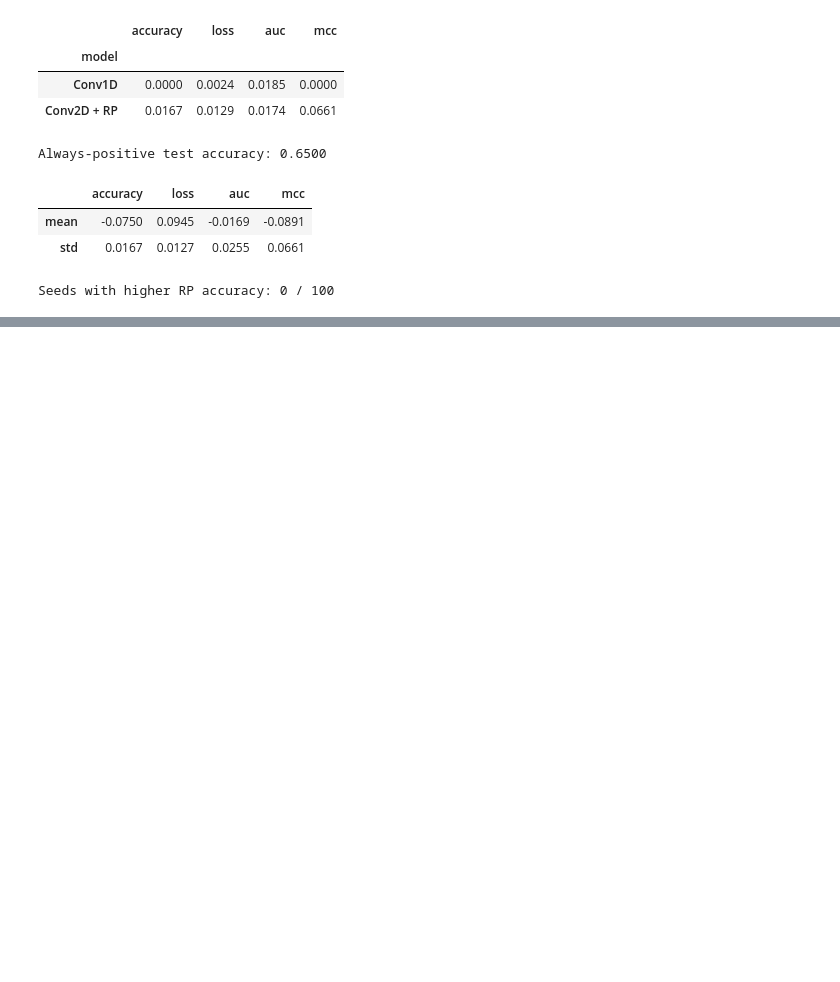
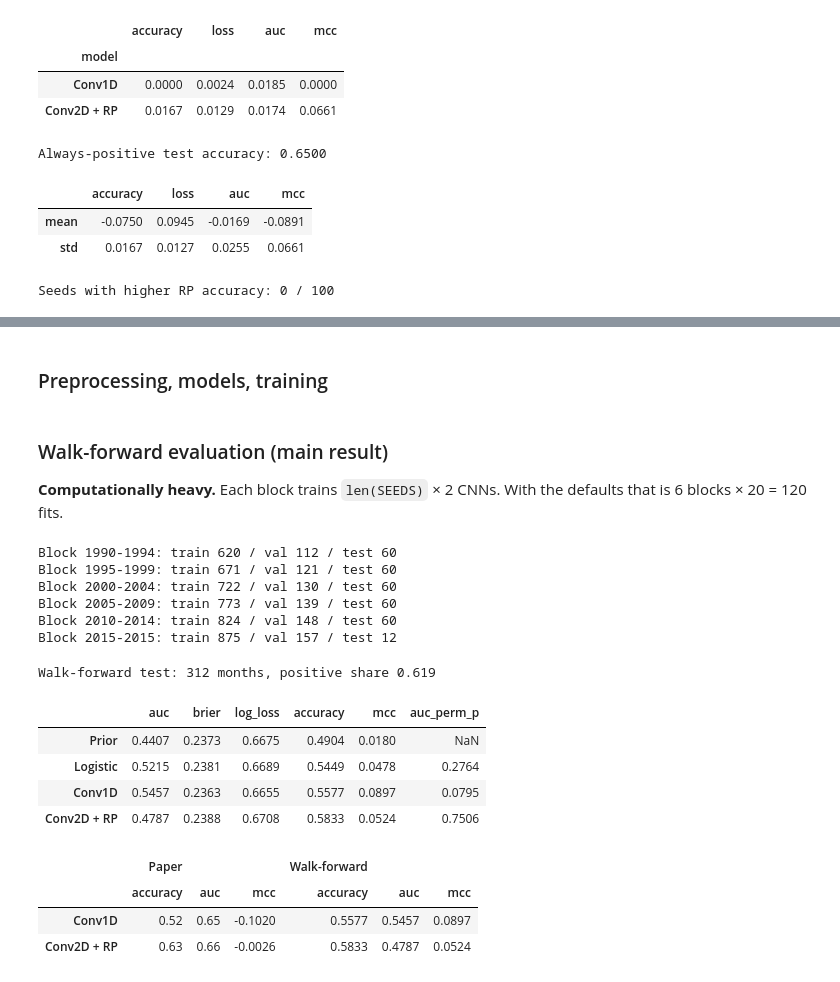
Before and after one commit to Anastasios-Vlachmpeis/Recurrence-Plot-Research, a Jupyter notebook: notebooks/01_reproductions/EucRPRepro.ipynb, the cells around one changed output, grey strips where cells are left out. Cells and saved outputs as stored; diff of their text form; code cells hidden in the pictures; blank space fills up the shorter version.

```diff
--- a/EucRPRepro.ipynb
+++ b/notebooks/01_reproductions/EucRPRepro.ipynb
@@ -379,0 +448,2 @@ display(paper_cv.join(our_cv).round(4))
+# %% [markdown]
+### Preprocessing, models, training
@@ -379,0 +557,56 @@ display(paper_cv.join(our_cv).round(4))
+# %% [markdown]
+### Walk-forward evaluation (main result)
+
+**Computationally heavy.** Each block trains `len(SEEDS)` × 2 CNNs. With the defaults that is 6 blocks × 20 = 120 fits.
+# %%
+block_starts = pd.date_range(TEST_START, TEST_END, freq=f"{REFIT_YEARS}YS")
+records = []
+for b, start in enumerate(block_starts):
+    end = block_starts[b + 1] if b + 1 < len(block_starts) else pd.Timestamp(TEST_END) + pd.offsets.MonthBegin(1)
+    test = np.flatnonzero((win_dates >= start) & (win_dates < end))
+    train = np.flatnonzero(win_dates < start)
+    n_val = int(round(VAL_SHARE * len(train)))
+    fit, val = train[: len(train) - n_val - WINDOW], train[-n_val:]  # WINDOW-month gap before validation
+
+    probs = all_probabilities(prepare_inputs(fit), fit, val, test)
+    threshold = y_all[train].mean()
+    for j, row in enumerate(test):
+        records.append({"date": win_dates[row], "y": y_all[row], "threshold": threshold,
+                        **{m: p[j] for m, p in probs.items()}})
+    print(f"Block {start:%Y}-{win_dates[test[-1]]:%Y}: train {len(fit)} / val {len(val)} / test {len(test)}")
+
+wf = pd.DataFrame(records).set_index("date").sort_index()
+# %% [output]
+Block 1990-1994: train 620 / val 112 / test 60
+Block 1995-1999: train 671 / val 121 / test 60
+Block 2000-2004: train 722 / val 130 / test 60
+Block 2005-2009: train 773 / val 139 / test 60
+Block 2010-2014: train 824 / val 148 / test 60
+Block 2015-2015: train 875 / val 157 / test 12
+# %%
+models = ["Prior", "Logistic", *CNN_MODELS]
+y_wf, thr_wf = wf["y"].to_numpy(), wf["threshold"].to_numpy()
+wf_summary = pd.DataFrame({m: evaluate(y_wf, wf[m].to_numpy(), thr_wf) for m in models}).T
+
+# Label-permutation null for AUC (monthly premium signs show little serial dependence).
+rng = np.random.default_rng(0)
+for m in models[1:]:
+    p = wf[m].to_numpy()
+    observed = roc_auc_score(y_wf, p)
+    null = np.array([roc_auc_score(rng.permutation(y_wf), p) for _ in range(2000)])
+    wf_summary.loc[m, "auc_perm_p"] = (1 + (null >= observed).sum()) / (1 + len(null))
+
+print(f"Walk-forward test: {len(wf)} months, positive share {y_wf.mean():.3f}")
+display(wf_summary.round(4))
+display(pd.concat({"Paper": PAPER, "Walk-forward": wf_summary.loc[list(CNN_MODELS), PAPER.columns]}, axis=1).round(4))
+# %% [output]
+Walk-forward test: 312 months, positive share 0.619
+|  | auc | brier | log_loss | accuracy | mcc | auc_perm_p |
+| Prior | 0.4407 | 0.2373 | 0.6675 | 0.4904 | 0.0180 | NaN |
+| Logistic | 0.5215 | 0.2381 | 0.6689 | 0.5449 | 0.0478 | 0.2764 |
+| Conv1D | 0.5457 | 0.2363 | 0.6655 | 0.5577 | 0.0897 | 0.0795 |
+| Conv2D + RP | 0.4787 | 0.2388 | 0.6708 | 0.5833 | 0.0524 | 0.7506 |
+|  | Paper |  |  | Walk-forward |  |  |
+|  | accuracy | auc | mcc | accuracy | auc | mcc |
+| Conv1D | 0.52 | 0.65 | -0.1020 | 0.5577 | 0.5457 | 0.0897 |
+| Conv2D + RP | 0.63 | 0.66 | -0.0026 | 0.5833 | 0.4787 | 0.0524 |
```
Also changed, not shown: parts of 11 cells of this notebook, 13 other files.
